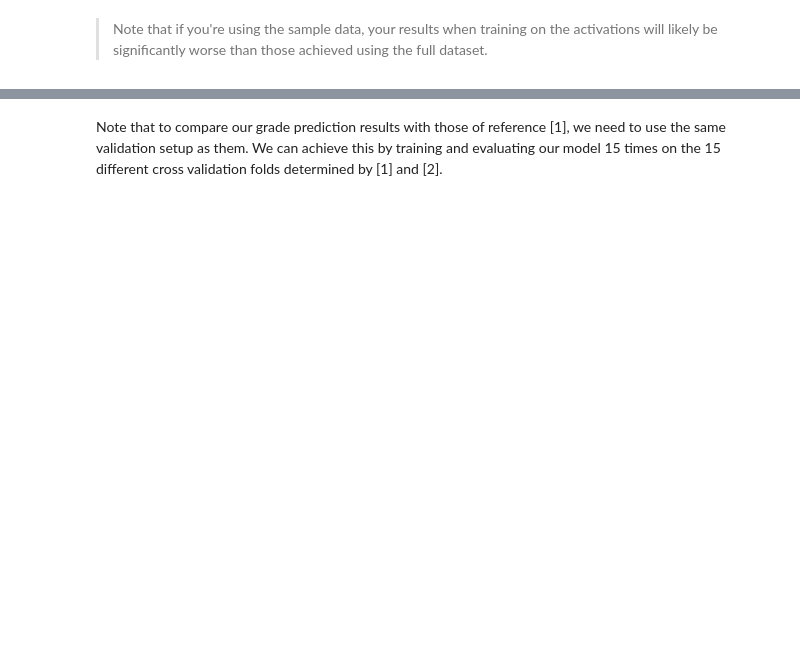
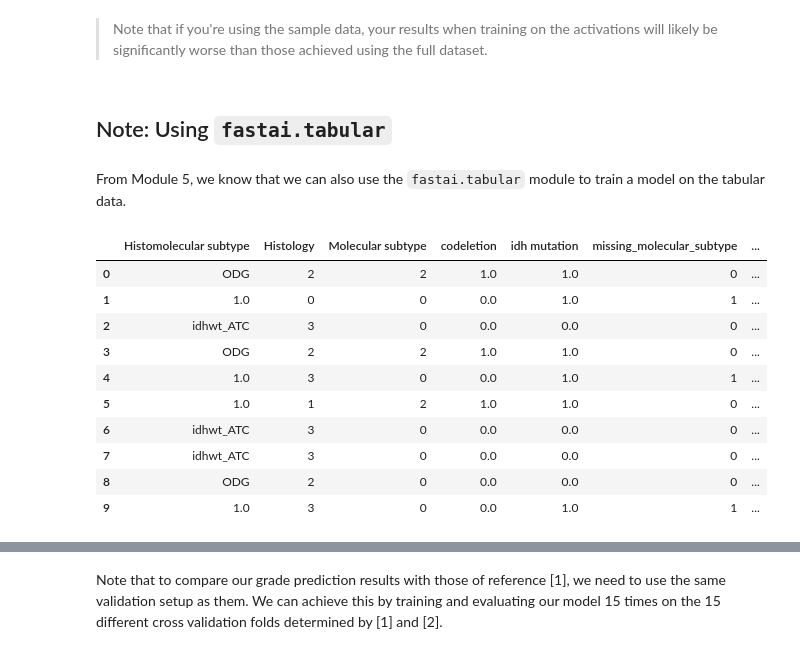
Before and after one commit to HVL-ML/DAT255, a Jupyter notebook: nbs/DAT255-7.1-asl-CNN_feature_extractor.ipynb, the cells around one changed output, grey strips where cells are left out. Cells and saved outputs as stored; diff of their text form; code cells hidden in the pictures; blank space fills up the shorter version.

```diff
--- a/nbs/DAT255-7.1-asl-CNN_feature_extractor.ipynb
+++ b/nbs/DAT255-7.1-asl-CNN_feature_extractor.ipynb
@@ -441,2 +484,5 @@ df.head()
 # %% [markdown]
 # Training models on CNN-derived features
+# %%
+df = pd.read_csv(DATA/'metadata'/'tmidata_000_cv_splits_activations.csv')
+df.head()
@@ -502,3 +555,7 @@ print(table)
 +--------------------------------------------+----------+----------+
 # %% [markdown]
 > Note that if you're using the sample data, your results when training on the activations will likely be significantly worse than those achieved using the full dataset.
+# %% [markdown]
+## Note: Using `fastai.tabular`
+# %% [markdown]
+From Module 5, we know that we can also use the `fastai.tabular` module to train a model on the tabular data.
@@ -504,0 +564,24 @@ print(table)
+# %%
+tab_dls = TabularDataLoaders.from_df(df,
+                                y_names="Grade",
+                                y_block=CategoryBlock,
+                                cat_names=['Histomolecular subtype', 'Histology',
+                                            'Molecular subtype', 'codeletion',
+                                            'idh mutation', 'missing_molecular_subtype'],
+                                cont_names=[f'activation_{i}' for i in range(128)],
+                                procs=[Categorify, FillMissing, Normalize],
+                                splits=RandomSplitter(valid_pct=0.2)(range_of(df)))
+# %%
+tab_dls.show_batch()
+# %% [output]
+|  | Histomolecular subtype | Histology | Molecular subtype | codeletion | idh mutation | missing_molecular_subtype | ... |
+| 0 | ODG | 2 | 2 | 1.0 | 1.0 | 0 | ... |
+| 1 | 1.0 | 0 | 0 | 0.0 | 1.0 | 1 | ... |
+| 2 | idhwt_ATC | 3 | 0 | 0.0 | 0.0 | 0 | ... |
+| 3 | ODG | 2 | 2 | 1.0 | 1.0 | 0 | ... |
+| 4 | 1.0 | 3 | 0 | 0.0 | 1.0 | 1 | ... |
+| 5 | 1.0 | 1 | 2 | 1.0 | 1.0 | 0 | ... |
+| 6 | idhwt_ATC | 3 | 0 | 0.0 | 0.0 | 0 | ... |
+| 7 | idhwt_ATC | 3 | 0 | 0.0 | 0.0 | 0 | ... |
+| 8 | ODG | 2 | 0 | 0.0 | 0.0 | 0 | ... |
+| 9 | 1.0 | 3 | 0 | 0.0 | 1.0 | 1 | ... |
```
Also changed, not shown: parts of 64 cells of this notebook.
